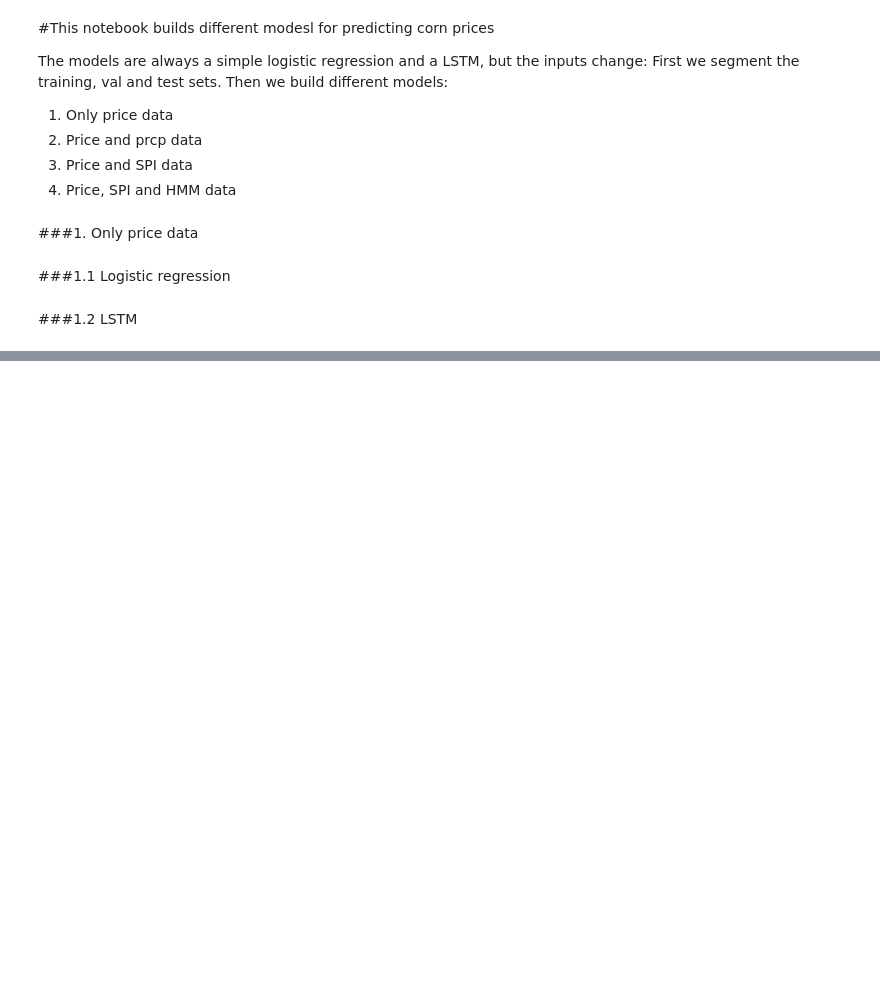
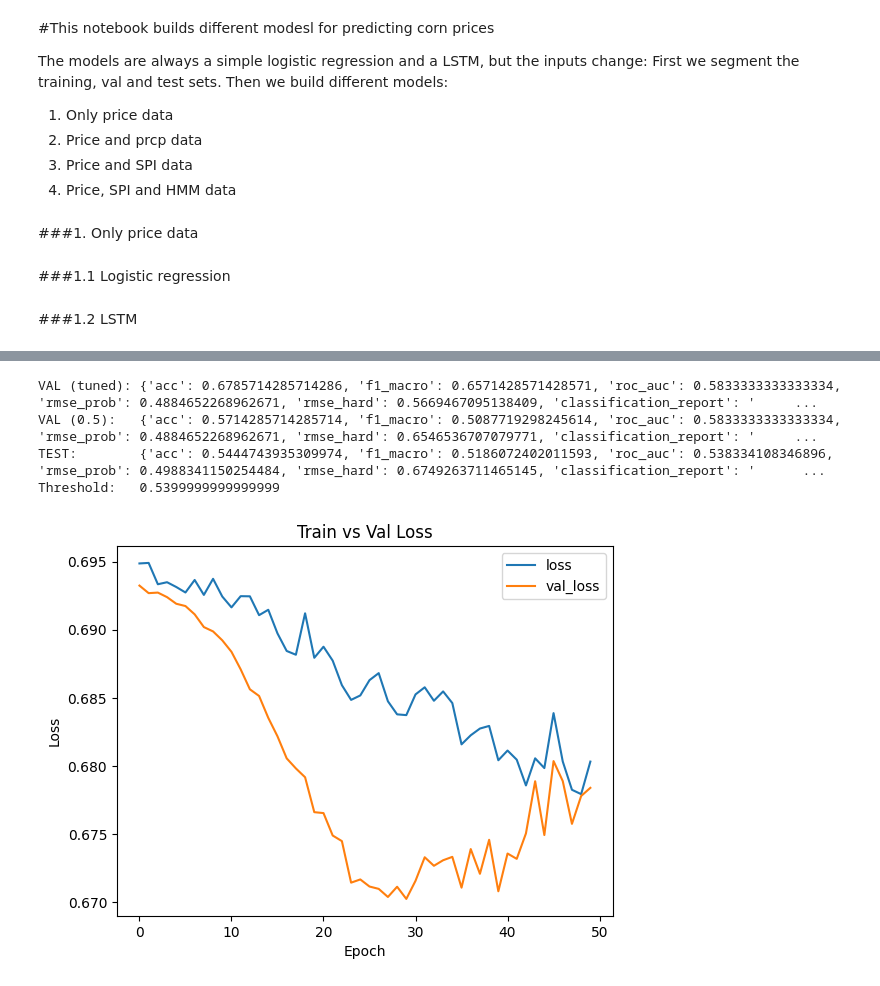
Before and after one commit to anajaz/Incorporating-HMM-for-drough-probability-into-a-LSTM-for-corn-price-prediction, a Jupyter notebook: structured_prediction_models.ipynb, the cells around one changed output, grey strips where cells are left out. Saved outputs shown, nothing was run; the diff lists cells and outputs as text; code cells hidden in the pictures; blank space fills up the shorter version.

```diff
--- a/structured_prediction_models.ipynb
+++ b/structured_prediction_models.ipynb
@@ -1489,3 +384,35 @@ Top-K TEST results:
+# %%
+##finally run everything
+data.index = pd.to_datetime(data["date"])
+data = data.sort_index()
+
+out = run_holdout_lstm_single(
+    data,
+    test_start="2018-01-01",
+    feature_cols=["spi_6"],          # or use FEATURES
+    target_col="target",
+    lookback=24,
+    val_span=None,                   # or set e.g., 52
+    class_weight="balanced",         # or pass dict {0: w0, 1: w1} or None
+    epochs=150, batch_size=64, patience=20,
+    tune_threshold=True, tune_metric="f1_macro"
+)
+
+print("VAL (tuned):", out["val_metrics_tuned"])
+print("VAL (0.5):  ", out["val_metrics_at_0p5"])
+print("TEST:       ", out["test_metrics"])
+print("Threshold:  ", out["threshold_used"])
+
+# Plot the Train vs Val loss curve
+out["history_val"][["loss","val_loss"]].plot()
+plt.xlabel("Epoch"); plt.ylabel("Loss"); plt.title("Train vs Val Loss")
+plt.show()
+# %% [output]
+VAL (tuned): {'acc': 0.6785714285714286, 'f1_macro': 0.6571428571428571, 'roc_auc': 0.5833333333333334, 'rmse_prob': 0.4884652268962671, 'rmse_hard': 0.5669467095138409, 'classification_report': '     ...
+VAL (0.5):   {'acc': 0.5714285714285714, 'f1_macro': 0.5087719298245614, 'roc_auc': 0.5833333333333334, 'rmse_prob': 0.4884652268962671, 'rmse_hard': 0.6546536707079771, 'classification_report': '     ...
+TEST:        {'acc': 0.5444743935309974, 'f1_macro': 0.5186072402011593, 'roc_auc': 0.538334108346896, 'rmse_prob': 0.4988341150254484, 'rmse_hard': 0.6749263711465145, 'classification_report': '      ...
+Threshold:   0.5399999999999999
+[figure, added]
 # %%
 data
 # %% [output]
```
Also changed, not shown: parts of 12 cells of this notebook.
